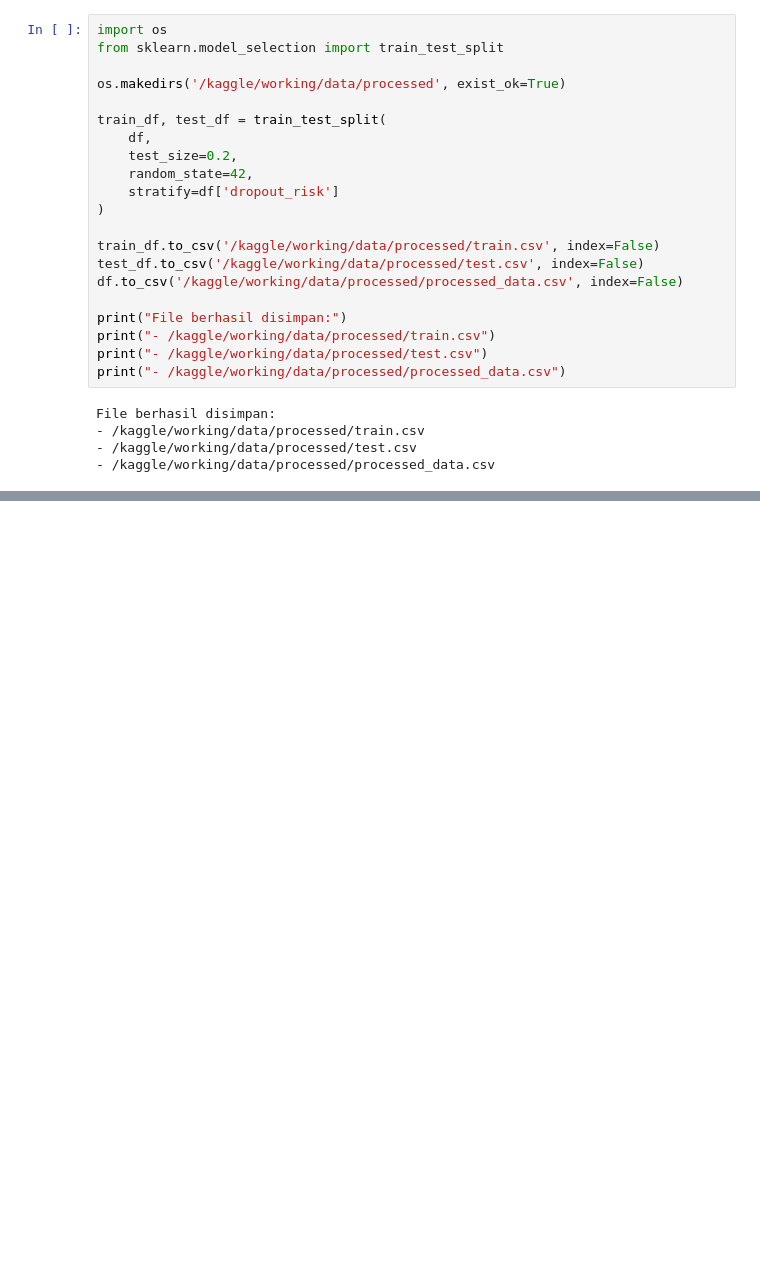
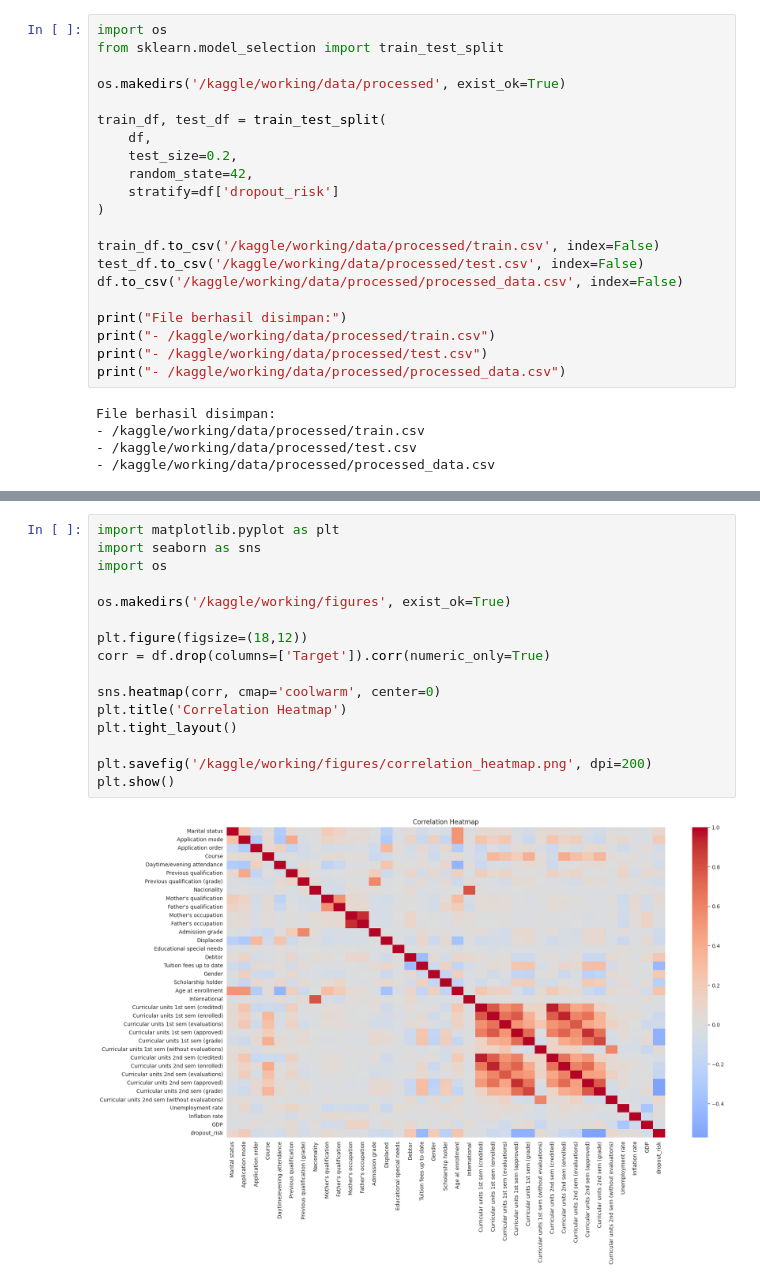
Before and after one commit to muhammadzackyrachim-pixel/Prediksi-Risiko-Dropout-Mahasiswa_UAS_PM, a Jupyter notebook: notebooks/eda-ipynb .ipynb, the cells around one changed output, grey strips where cells are left out. Drawn from its saved outputs; the diff is of its cells as text; blank space fills up the shorter version.

```diff
--- a/notebooks/eda-ipynb .ipynb
+++ b/notebooks/eda-ipynb .ipynb
@@ -307,0 +326,18 @@ File berhasil disimpan:
+# %%
+import matplotlib.pyplot as plt
+import seaborn as sns
+import os
+
+os.makedirs('/kaggle/working/figures', exist_ok=True)
+
+plt.figure(figsize=(18,12))
+corr = df.drop(columns=['Target']).corr(numeric_only=True)
+
+sns.heatmap(corr, cmap='coolwarm', center=0)
+plt.title('Correlation Heatmap')
+plt.tight_layout()
+
+plt.savefig('/kaggle/working/figures/correlation_heatmap.png', dpi=200)
+plt.show()
+# %% [output]
+[figure, added]
```
Also changed, not shown: parts of 1 cell of this notebook, 2 other files.
